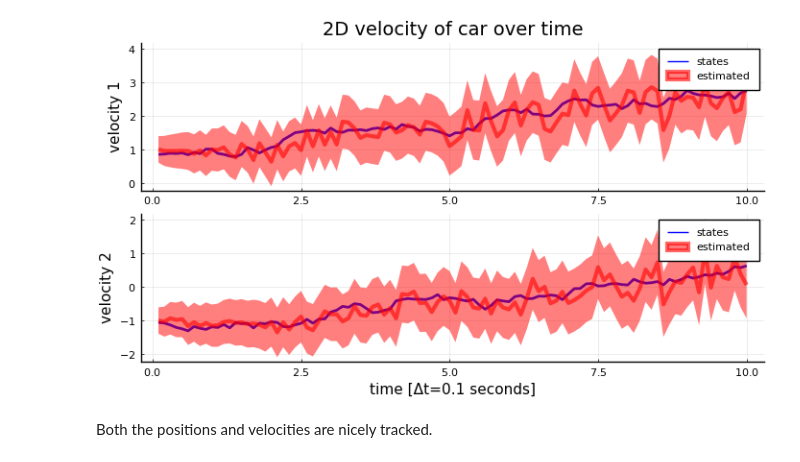
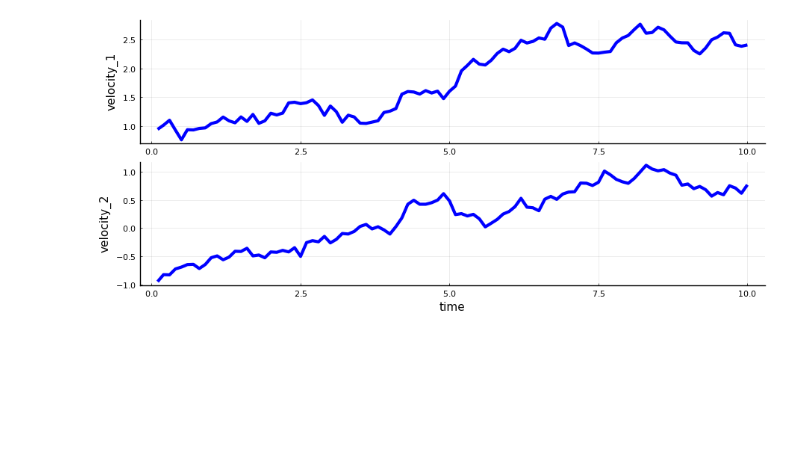
Before and after one commit to wmkouw/bayes-filters, a Jupyter notebook: demos/Car tracking.ipynb, the cells around one changed output. Drawn from its saved outputs; the diff is of its cells as text; code cells hidden in the pictures; blank space fills up the shorter version.

```diff
--- a/demos/Car tracking.ipynb
+++ b/demos/Car tracking.ipynb
@@ -44,6 +50,10 @@ pyplot();
 # Length of time-series
 T = 100
 Δt = 0.1
+
+# Dimensionalities
+Dx = 4
+Dy = 2
 
 # Transition matrix
 A = [1 0 Δt 0;
@@ -67,22 +77,22 @@ rc = 0.01
 R = rc.*Matrix{Float64}(I,2,2)
 
 # Initial states
-x0 = [0., 0., 1., -1.]
+state_0 = [0., 0., 1., -1.]
 
 # Initialize data array
-states = zeros(4,T)
-observations = zeros(2,T)
+states = zeros(Dx,T)
+observations = zeros(Dy,T)
 
 # Initialize previous state variable
-prev_state = x0
+prev_state = state_0
 
 for k = 1:T
 
     # State transition
-    states[:,k] = A*prev_state + cholesky(Q).L*randn(4)
+    states[:,k] = A*prev_state + cholesky(Q).L*randn(Dx)
 
     # Observation with added measurement noise
-    observations[:,k] = C*states[:,k] + cholesky(R).L*randn(2)
+    observations[:,k] = C*states[:,k] + cholesky(R).L*randn(Dy)
 
     # Update "previous state"
     prev_state = states[:,k]
@@ -266,11 +157,6 @@ plot(p1,p2, layout=(2,1), size=(700,400))
 # %%
-# Inspect data
-p1 = plot((1:T).*Δt, states[3,:], linewidth=2, color="blue", xlabel="", ylabel="velocity 1", label="states", title="2D velocity of car over time")
-plot!((1:T).*Δt, m_x_k[3,:], linewidth=3, color="red", ribbon=[sqrt.(inv.(W_x_k[3,3,:])) sqrt.(inv.(W_x_k[3,3,:]))], alpha=0.6, label="estimated")
-p2 = plot((1:T).*Δt, states[4,:], linewidth=2, color="blue", xlabel="time [Δt="*string(Δt)*" seconds]", ylabel="velocity 2", label="states")
-plot!((1:T).*Δt, m_x_k[4,:], linewidth=3, color="red", ribbon=[sqrt.(inv.(W_x_k[4,4,:])) sqrt.(inv.(W_x_k[4,4,:]))], alpha=0.6, label="estimated")
-plot(p1,p2, layout=(2,1), size=(700,400))
+p1 = plot((1:T).*Δt, states[3,:], linewidth=3, color="blue", xlabel="", ylabel="velocity_1", label="")
+p2 = plot((1:T).*Δt, states[4,:], linewidth=3, color="blue", xlabel="time", ylabel="velocity_2", label="")
+plot(p1,p2, layout=(2,1), size=(900,400))
 # %% [output]
-[figure, old version]
+[figure, new version]
-# %% [markdown]
-Both the positions and velocities are nicely tracked.
```
Also changed, not shown: parts of 23 cells of this notebook, 4 other files.
